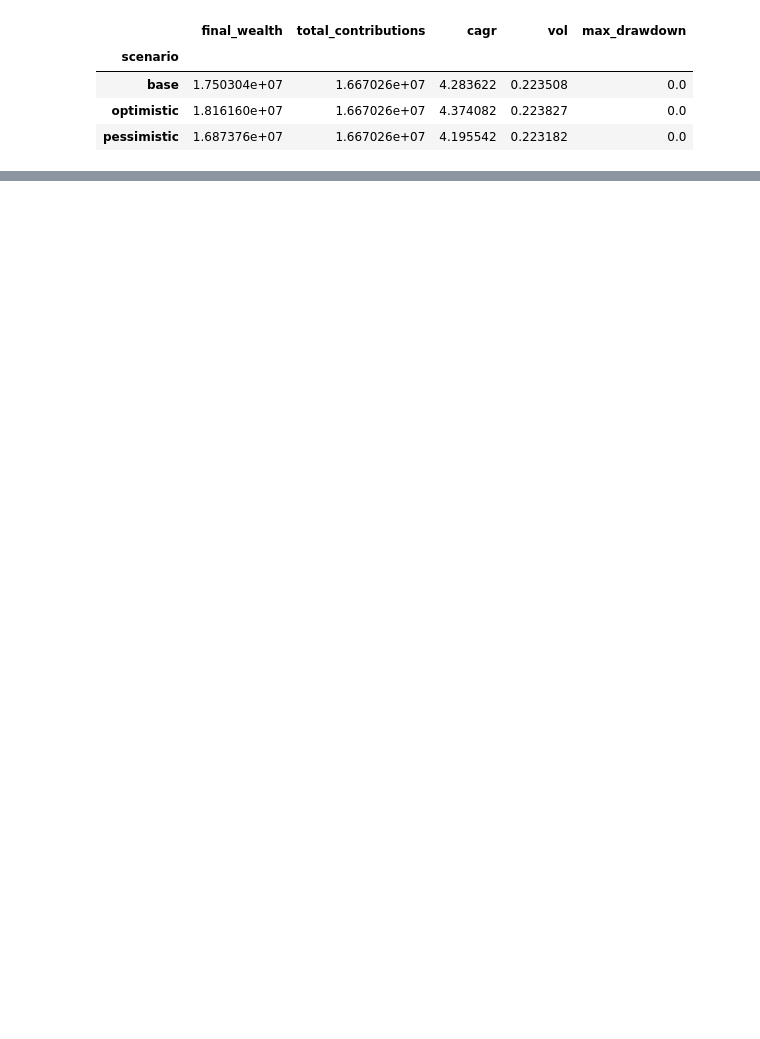
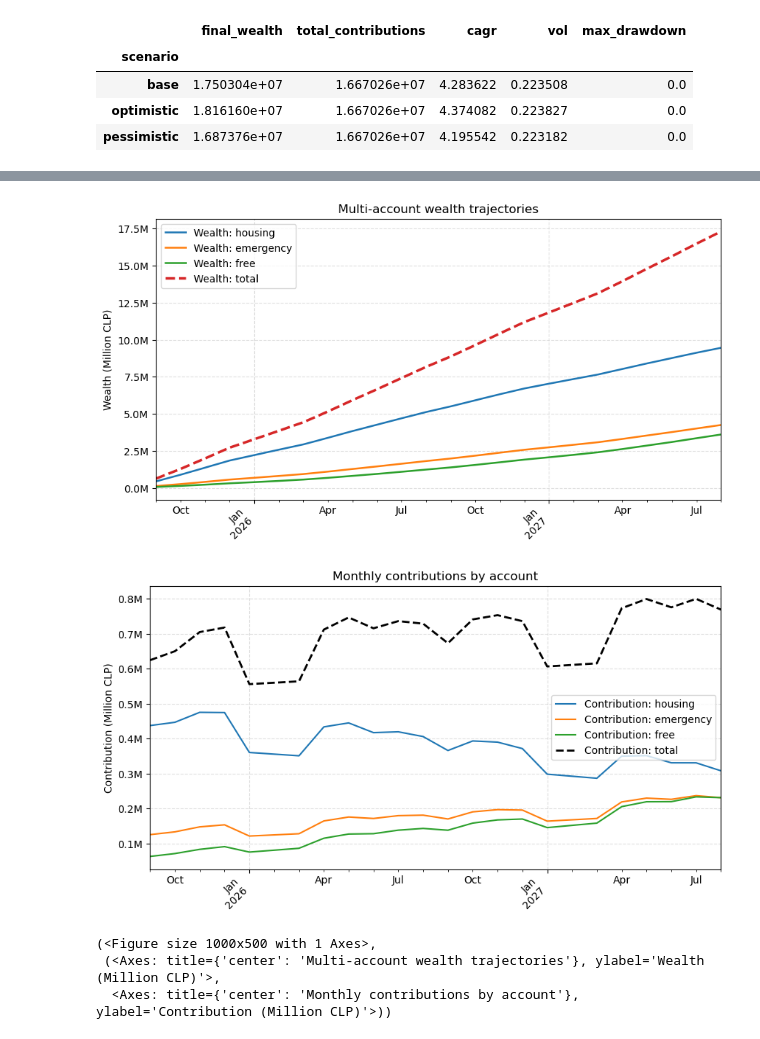
Before and after one commit to mfourier/fin-opt, a Jupyter notebook: notebooks/simulation.ipynb, the cells around one changed output, grey strips where cells are left out. Cells and saved outputs as stored; diff of their text form; code cells hidden in the pictures; blank space fills up the shorter version.

```diff
--- a/notebooks/simulation.ipynb
+++ b/notebooks/simulation.ipynb
@@ -191,0 +130,35 @@ df_goals
+# %%
+from src.scenario import ScenarioConfig, SimulationEngine
+from src.utils import fixed_rate_path
+
+cfg = ScenarioConfig(months=24, start=date(2025, 9, 1), alpha_fixed=0.35, beta_variable=1.0)
+eng = SimulationEngine(income, cfg, accounts=["housing", "emergency", "free"])
+
+# Ejemplo C(t,k): glidepath lineal
+idx = eng._index()
+T = len(idx)
+w0 = [0.70, 0.20, 0.10]
+wT = [0.40, 0.30, 0.30]
+glide = np.linspace(0.0, 1.0, T)[:, None]
+C = (1 - glide) * np.array(w0) + glide * np.array(wT)
+
+# Retornos por cuenta
+r_housing   = fixed_rate_path(T, 0.003)
+r_emergency = fixed_rate_path(T, 0.001)
+r_free      = fixed_rate_path(T, 0.006)
+R = np.column_stack([r_housing, r_emergency, r_free])
+
+res = eng.run_case_named(
+    "glide",
+    C_matrix=C,                 # (T,K)
+    returns_by_account=R,       # (T,K)
+)
+
+res.wealth_by_account.tail()
+plot_scenario(res)
+# %% [output]
+[figure, added]
+[figure, added]
+(<Figure size 1000x500 with 1 Axes>,
+ (<Axes: title={'center': 'Multi-account wealth trajectories'}, ylabel='Wealth (Million CLP)'>,
+  <Axes: title={'center': 'Monthly contributions by account'}, ylabel='Contribution (Million CLP)'>))
```
Also changed, not shown: parts of 7 cells of this notebook, 1 other file.
